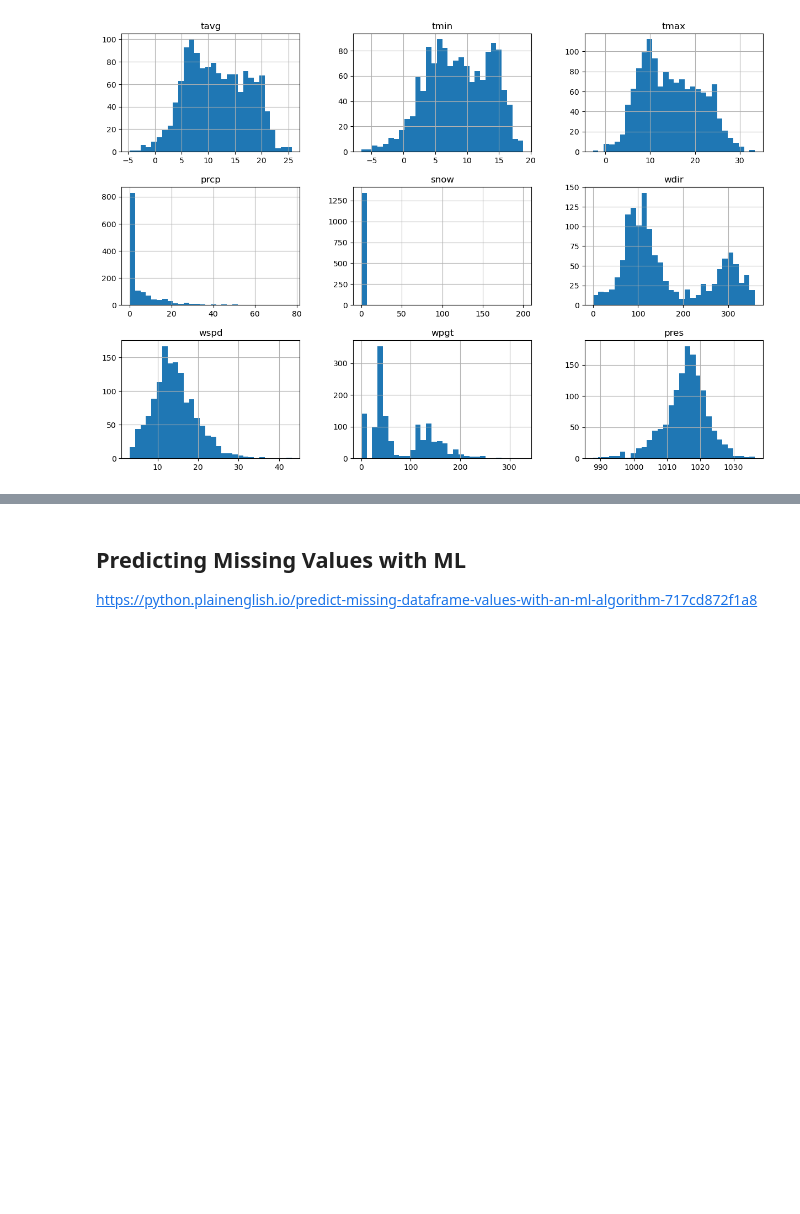
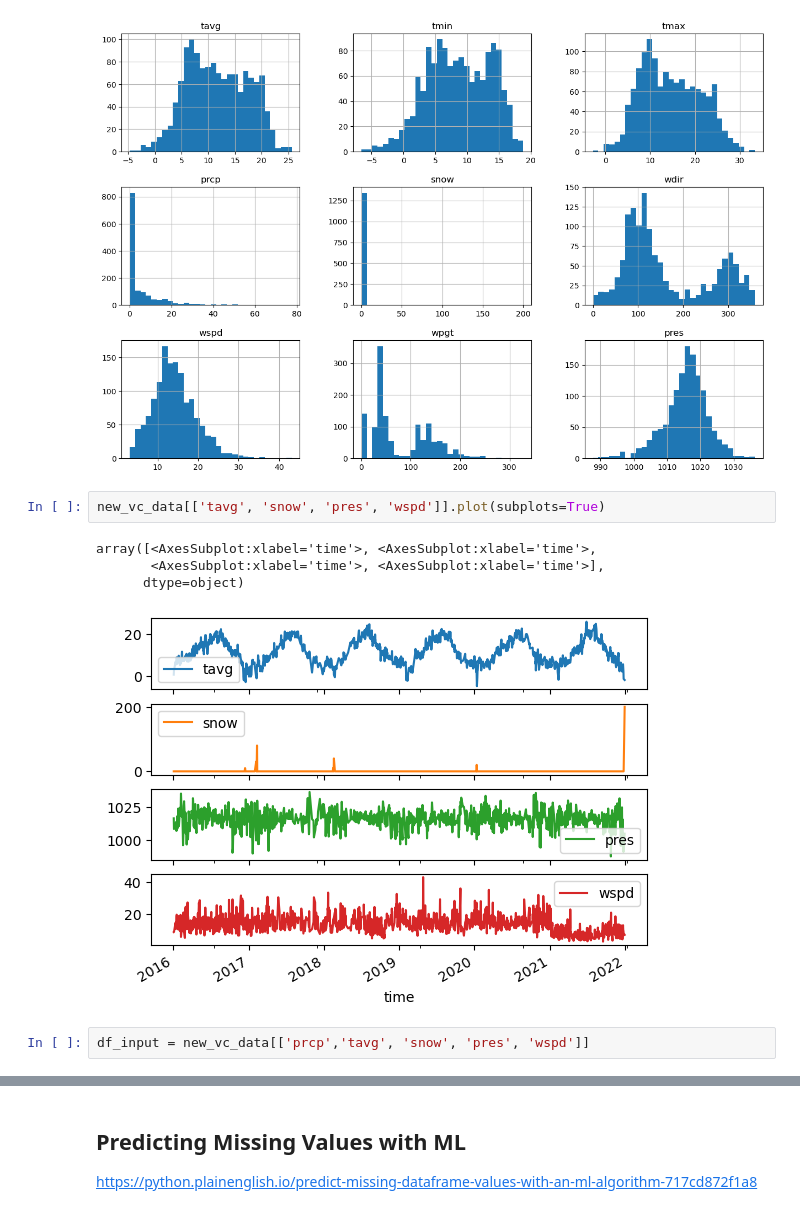
Before and after one commit to rootsnquery/ML-Climate-Project-Template-Fall2022, a Jupyter notebook: src/explore.ipynb, the cells around one changed output, grey strips where cells are left out. Saved outputs shown, nothing was run; the diff lists cells and outputs as text; blank space fills up the shorter version.

```diff
--- a/src/explore.ipynb
+++ b/src/explore.ipynb
@@ -169,3 +265,12 @@ array([[<AxesSubplot:title={'center':'tavg'}>,
         <AxesSubplot:title={'center':'wpgt'}>,
         <AxesSubplot:title={'center':'pres'}>]], dtype=object)
 [figure]
+# %%
+new_vc_data[['tavg', 'snow', 'pres', 'wspd']].plot(subplots=True)
+# %% [output]
+array([<AxesSubplot:xlabel='time'>, <AxesSubplot:xlabel='time'>,
+       <AxesSubplot:xlabel='time'>, <AxesSubplot:xlabel='time'>],
+      dtype=object)
+[figure, added]
+# %%
+df_input = new_vc_data[['prcp','tavg', 'snow', 'pres', 'wspd']]
```
Also changed, not shown: parts of 24 cells of this notebook.
